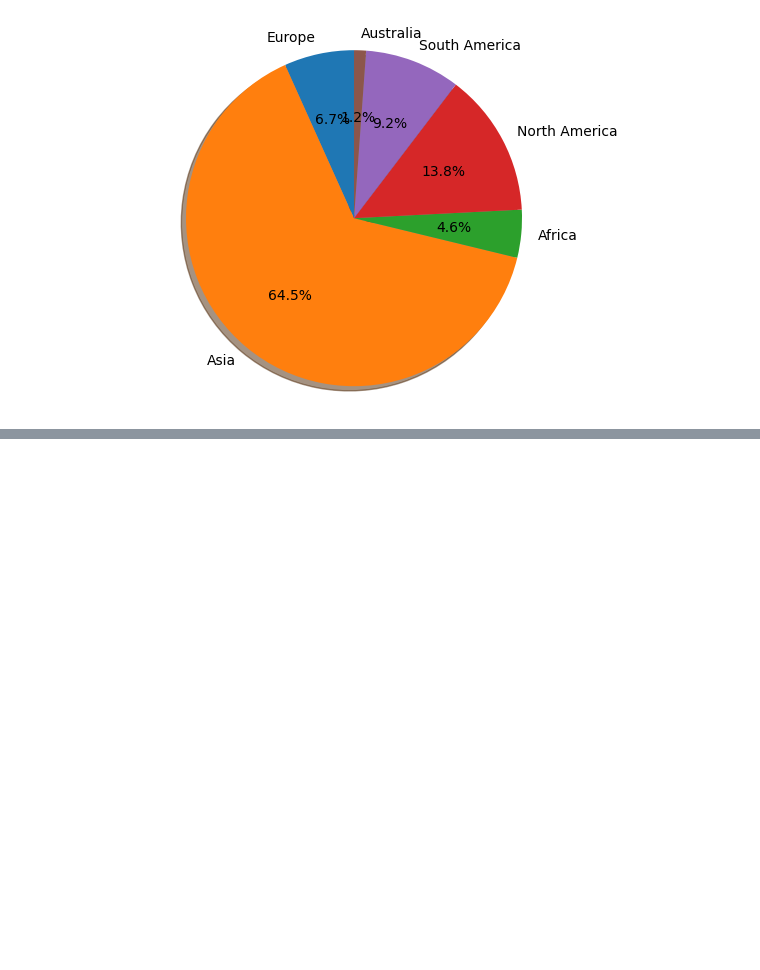
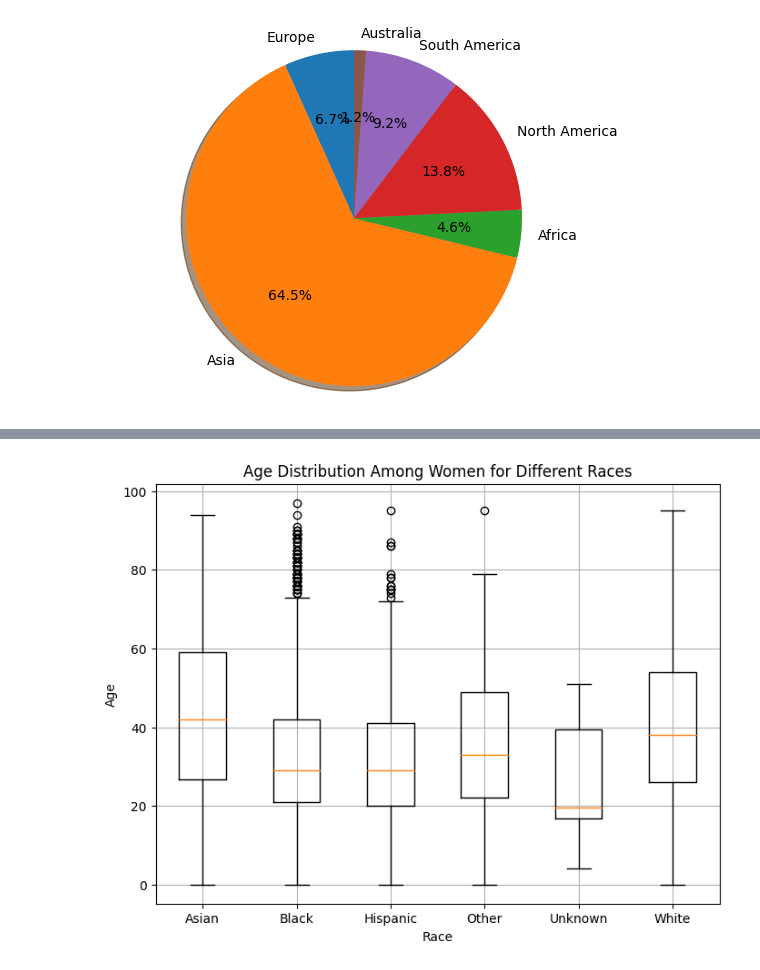
Before and after one commit to SilkSlime/iu6mfiavdidss, a Jupyter notebook: l2.ipynb, the cells around one changed output, grey strips where cells are left out. Saved outputs shown, nothing was run; the diff lists cells and outputs as text; code cells hidden in the pictures; blank space fills up the shorter version.

```diff
--- a/l2.ipynb
+++ b/l2.ipynb
@@ -54,0 +86,19 @@ plt.show()
+# %%
+# Боксплот распределения по возрастам среди женщин для разных рас
+homicide_data = homicide_data[homicide_data['victim_age'] != 'Unknown']
+homicide_data['victim_age'] = homicide_data['victim_age'].astype(int)
+female_victims = homicide_data[homicide_data['victim_sex'] == 'Female']
+
+women_race_data = {}
+for race, race_data in female_victims.groupby('victim_race')['victim_age']:
+    women_race_data[race] = race_data
+
+plt.figure(figsize=(8, 6))
+plt.boxplot(women_race_data.values(), labels=women_race_data.keys())
+plt.title('Age Distribution Among Women for Different Races')
+plt.xlabel('Race')
+plt.ylabel('Age')
+plt.grid(True)
+plt.show()
+# %% [output]
+[figure, added]
```
Also changed, not shown: parts of 5 cells of this notebook, 4 other files.
